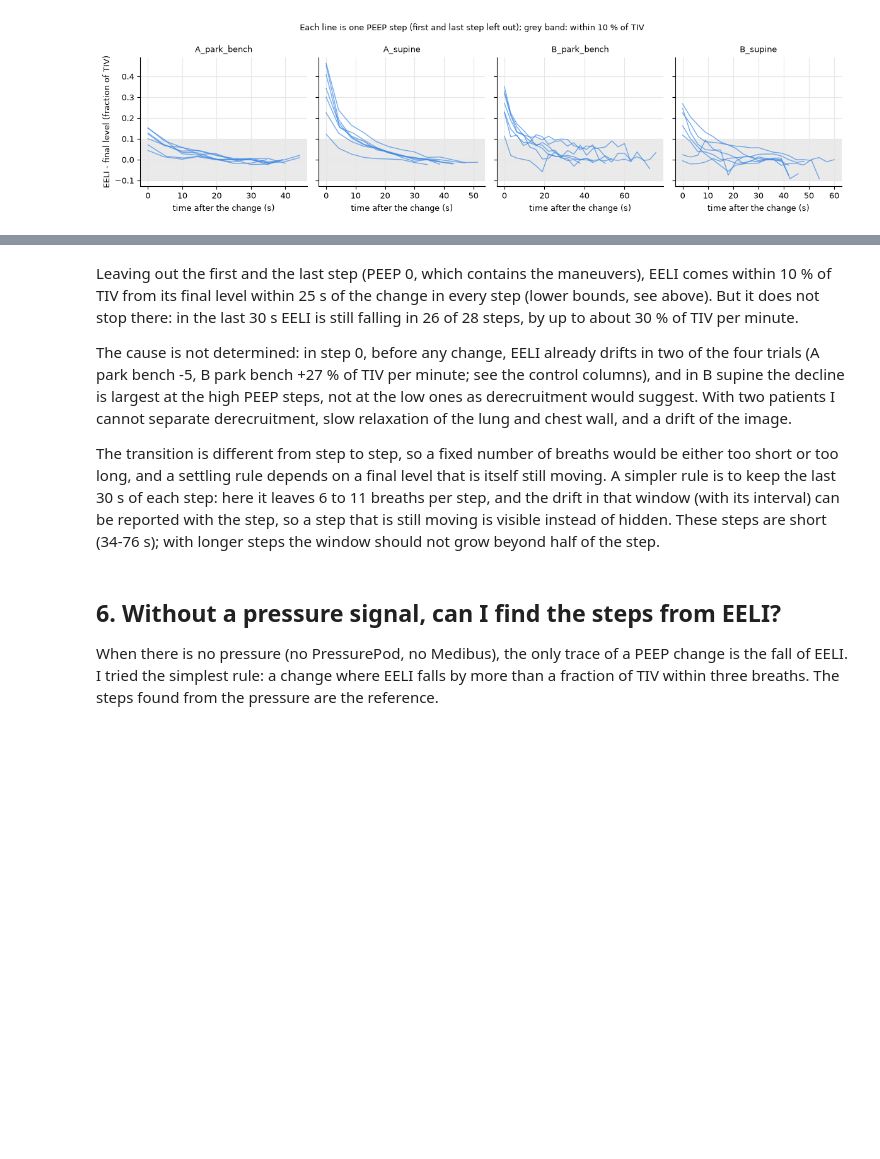
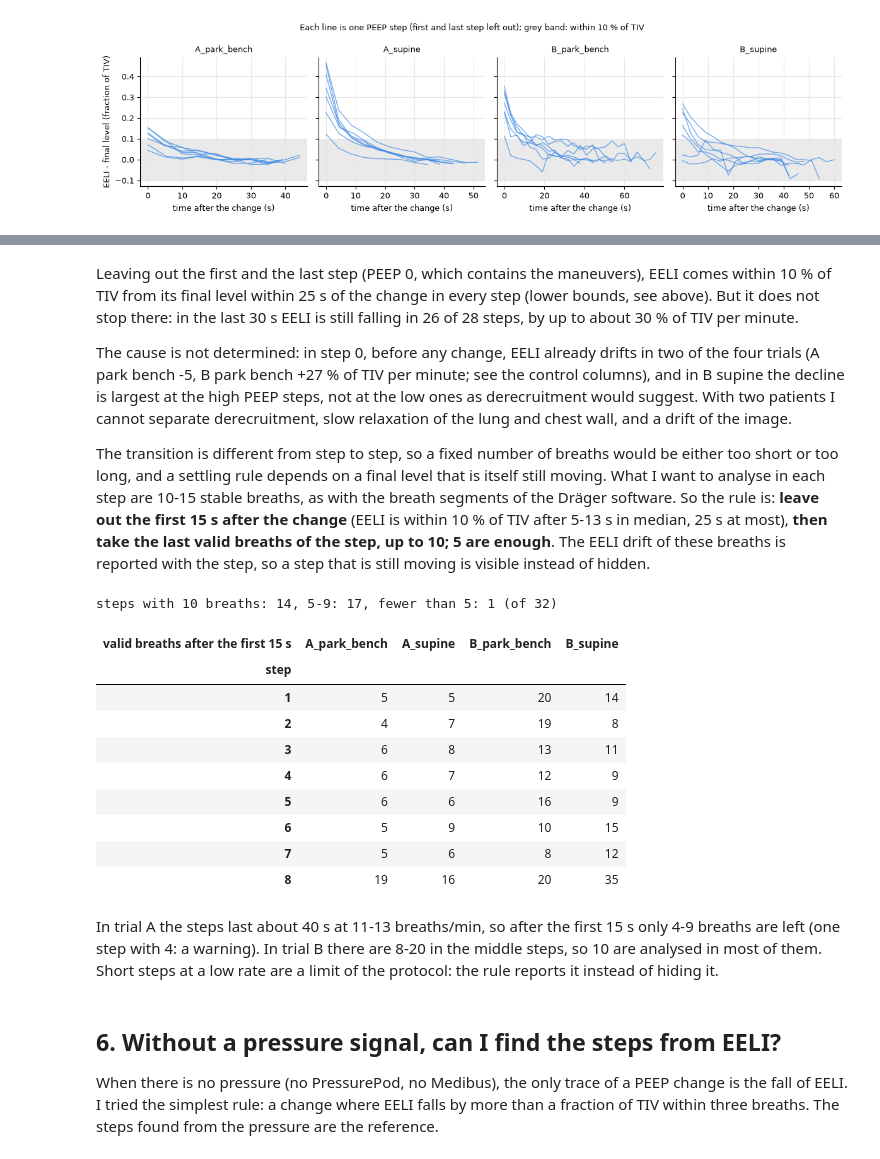
Before and after one commit to Kernel236/fastEIT, a Jupyter notebook: notebooks/06_peep_trial_segmentation.ipynb, the cells around one changed output, grey strips where cells are left out. Drawn from its saved outputs; the diff is of its cells as text; code cells hidden in the pictures; blank space fills up the shorter version.

```diff
--- a/notebooks/06_peep_trial_segmentation.ipynb
+++ b/notebooks/06_peep_trial_segmentation.ipynb
@@ -556,10 +556,45 @@ PEEP steps, not at the low ones as derecruitment would suggest. With two
 patients I cannot separate derecruitment, slow relaxation of the lung and chest wall, and a drift of the image.
 
 The transition is different from step to step, so a fixed number of breaths would be either too short or too long,
-and a settling rule depends on a final level that is itself still moving. A simpler rule is to keep the last 30 s of each
-step: here it leaves 6 to 11 breaths per step, and the drift in that window (with its interval) can be reported with
-the step, so a step that is still moving is visible instead of hidden. These steps are short (34-76 s); with longer
-steps the window should not grow beyond half of the step.
+and a settling rule depends on a final level that is itself still moving. What I want to analyse in each step are 10-15 stable breaths, as with the breath segments of the Dräger software.
+So the rule is: **leave out the first 15 s after the change** (EELI is within 10 % of TIV after 5-13 s in median, 25 s
+at most), **then take the last valid breaths of the step, up to 10; 5 are enough**. The EELI drift of these breaths is
+reported with the step, so a step that is still moving is visible instead of hidden.
+# %%
+ANALYSIS_SKIP_SECONDS = 15
+ANALYSIS_MAX_BREATHS = 10
+ANALYSIS_MIN_BREATHS = 5
+
+rows = []
+for name, t in tables.items():
+    valid = recordings[name].breaths.is_valid.to_numpy()
+    for step, s in t.groupby("step"):
+        if step == 0:
+            continue
+        usable = s[(s.time >= s.time.iloc[0] + ANALYSIS_SKIP_SECONDS) & valid[s.index]]
+        rows.append({"trial": name, "step": step, "usable breaths": len(usable)})
+usable = pd.DataFrame(rows).pivot(index="step", columns="trial", values="usable breaths")
+counts = usable.stack()
+print(f"steps with {ANALYSIS_MAX_BREATHS} breaths: {(counts >= ANALYSIS_MAX_BREATHS).sum()}, "
+      f"{ANALYSIS_MIN_BREATHS}-{ANALYSIS_MAX_BREATHS - 1}: {counts.between(ANALYSIS_MIN_BREATHS, ANALYSIS_MAX_BREATHS - 1).sum()}, "
+      f"fewer than {ANALYSIS_MIN_BREATHS}: {(counts < ANALYSIS_MIN_BREATHS).sum()} (of {len(counts)})")
+usable.rename_axis("valid breaths after the first 15 s", axis=1)
+# %% [output]
+steps with 10 breaths: 14, 5-9: 17, fewer than 5: 1 (of 32)
+| valid breaths after the first 15 s | A_park_bench | A_supine | B_park_bench | B_supine |
+| step |  |  |  |  |
+| 1 | 5 | 5 | 20 | 14 |
+| 2 | 4 | 7 | 19 | 8 |
+| 3 | 6 | 8 | 13 | 11 |
+| 4 | 6 | 7 | 12 | 9 |
+| 5 | 6 | 6 | 16 | 9 |
+| 6 | 5 | 9 | 10 | 15 |
+| 7 | 5 | 6 | 8 | 12 |
+| 8 | 19 | 16 | 20 | 35 |
+# %% [markdown]
+In trial A the steps last about 40 s at 11-13 breaths/min, so after the first 15 s only 4-9 breaths are left
+(one step with 4: a warning). In trial B there are 8-20 in the middle steps, so 10 are analysed in most of them. Short steps at a low rate are a limit of
+the protocol: the rule reports it instead of hiding it.
 # %% [markdown]
 ## 6. Without a pressure signal, can I find the steps from EELI?
 
```
Also changed, not shown: parts of 2 cells of this notebook.
